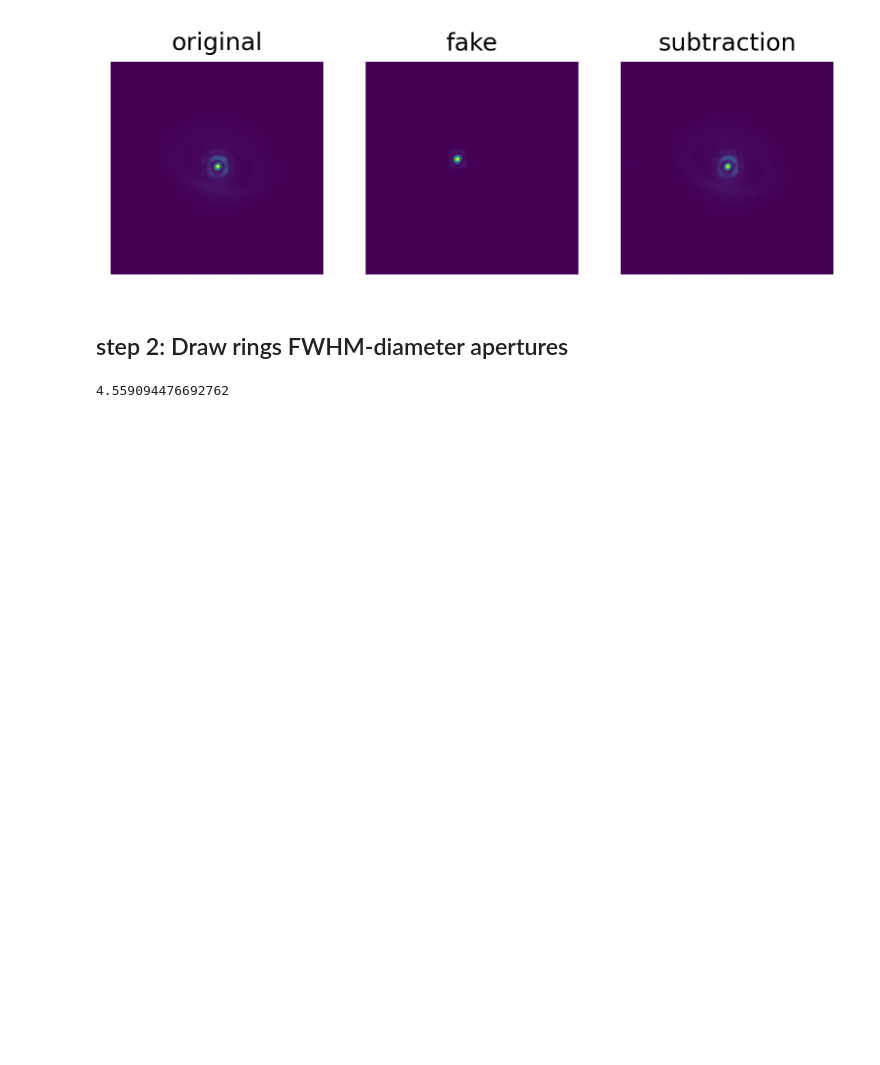
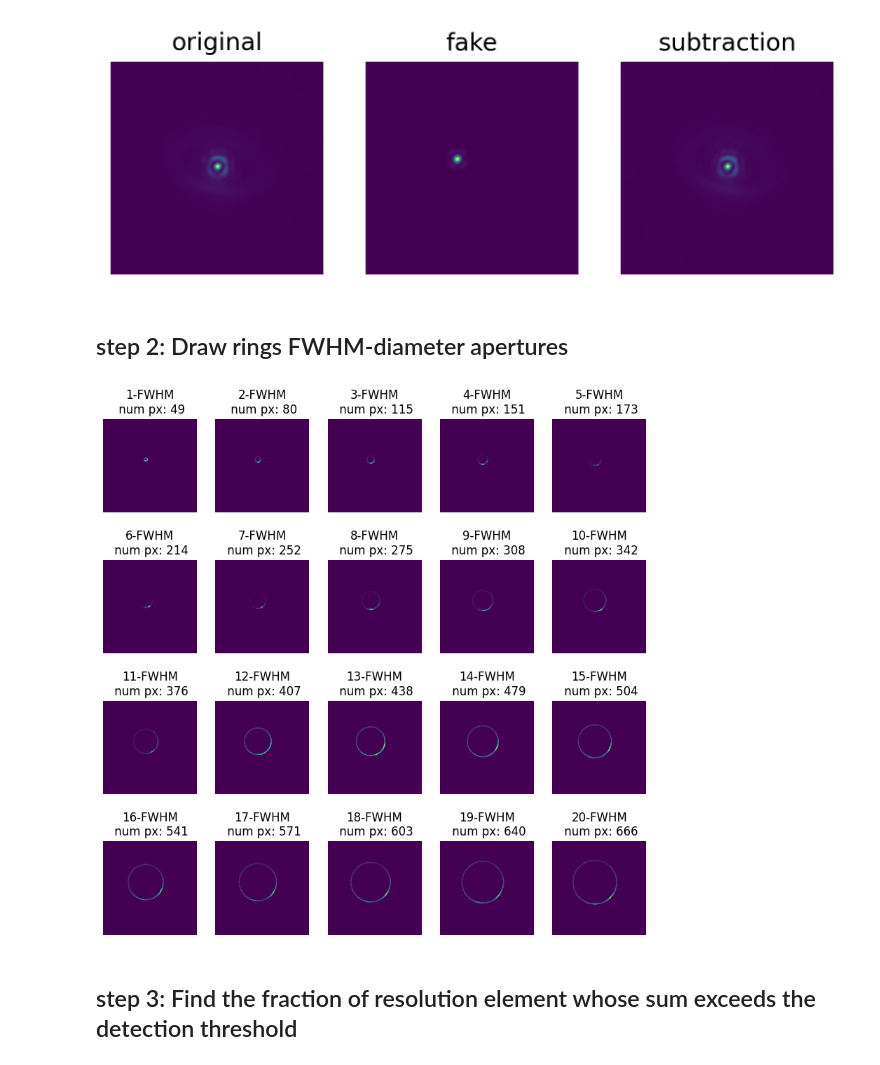
Before and after one commit to yemsnucleus/NEGFC, a Jupyter notebook: presentation/notebooks/contrast_curve.ipynb, the cells around one changed output. Saved outputs shown, nothing was run; the diff lists cells and outputs as text; code cells hidden in the pictures; blank space fills up the shorter version.

Commit message:
partial contrast curve

```diff
--- a/presentation/notebooks/contrast_curve.ipynb
+++ b/presentation/notebooks/contrast_curve.ipynb
@@ -75,8 +77,11 @@ for ax, title in zip(axes, ['original', 'fake', 'subtraction']):
 ## step 2: Draw rings FWHM-diameter apertures
 # %%
 nframes, width, height = cube.shape
+max_boundary = width * 0.5
+num_rings =  20
 
-
-np.arange(row['fwhm_mean'], )
+regions = get_rings(row['optimal_x'], row['optimal_y'],
+                    fhwm=row['fwhm_mean'],
+                    cube=clean_cube,
+                    rot_angles=rot_angles,
+                    num_rings=num_rings)
-# %% [output]
-4.559094476692762
@@ -86,0 +88,12 @@ assdasd
+# %%
+fig, axes = plt.subplots(4, 5, figsize=(10,10))
+axes = axes.flatten()
+for i in range(1, 21):
+    N = np.sum(regions[i-1][0]!=0.)
+    axes[i-1].imshow(regions[i-1][0])
+    axes[i-1].axis('off')
+    axes[i-1].set_title('{}-FWHM\n num px: {}'.format(i, N))
+# %% [output]
+[figure, added]
+# %% [markdown]
+## step 3: Find the fraction of resolution element whose sum exceeds the detection threshold
```
Also changed, not shown: parts of 8 cells of this notebook, 2 other files.
